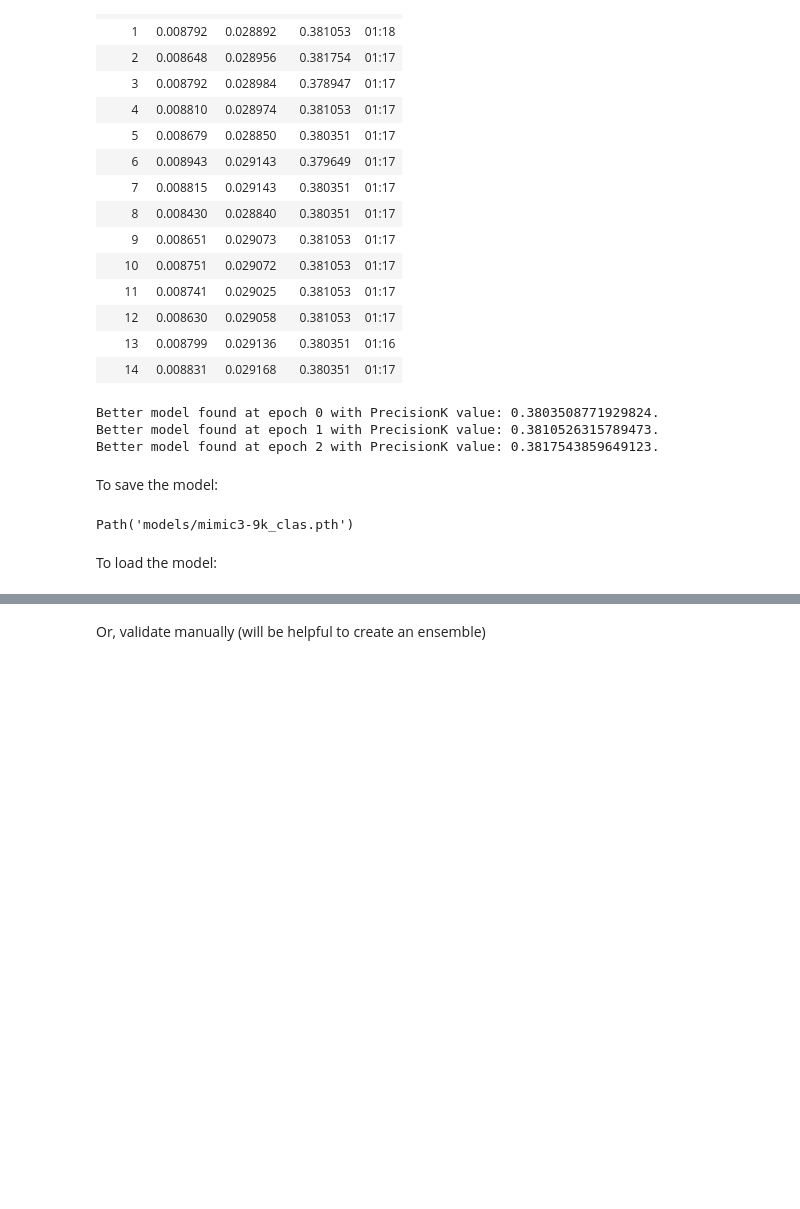
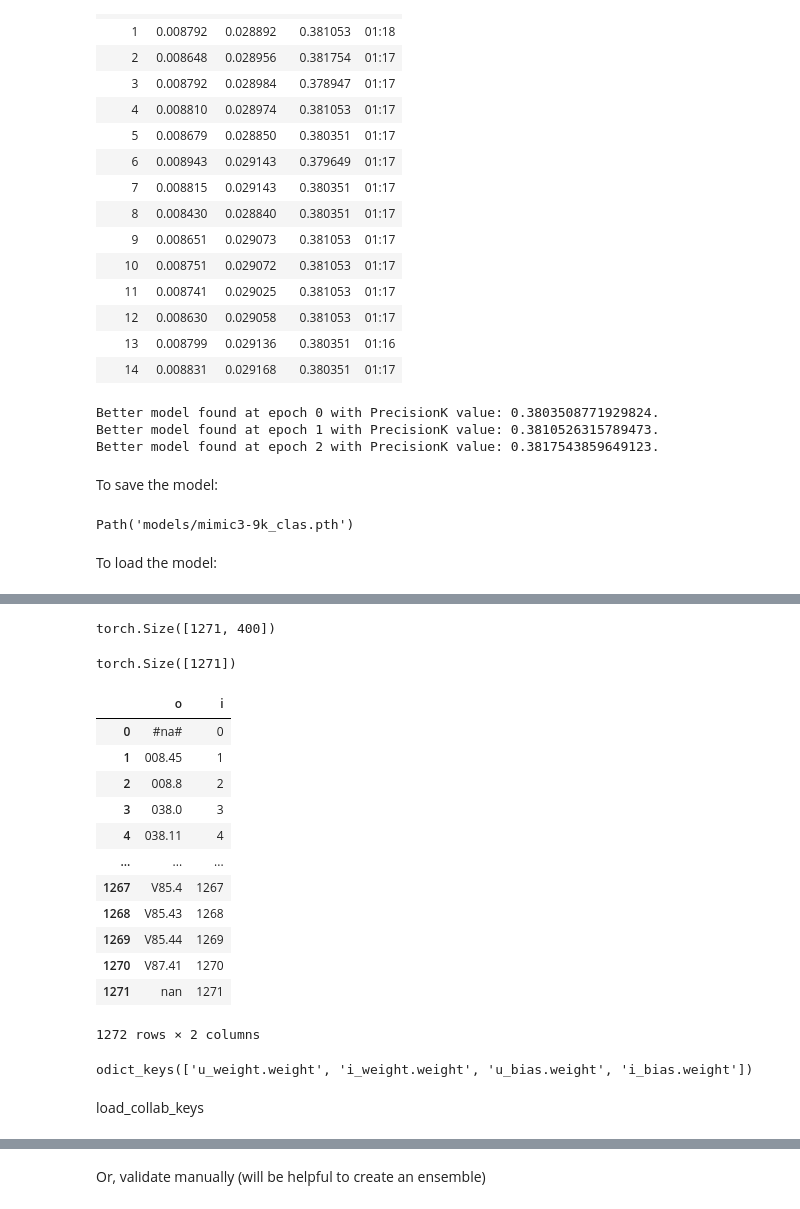
Before and after one commit to debjyotiSRoy/xcube_old, a Jupyter notebook: nbs/examples/mimic/sample/mimic3-9k_sample.ipynb, the cells around one changed output, grey strips where cells are left out. Drawn from its saved outputs; the diff is of its cells as text; code cells hidden in the pictures; blank space fills up the shorter version.

Commit message:
working on loading load_colab_keys

```diff
--- a/nbs/examples/mimic/sample/mimic3-9k_sample.ipynb
+++ b/nbs/examples/mimic/sample/mimic3-9k_sample.ipynb
@@ -845,0 +850,3 @@ learn.validate()
+# %%
+wgts_fname, colab_vocab_fname = fnames
+wgts_fname, colab_vocab_fname
@@ -845,0 +856,2 @@ learn.validate()
+# %%
+collab_vocab = load_pickle(colab_vocab_fname)
@@ -845,0 +885,32 @@ learn.validate()
+# %%
+new_wgts = wgts.new_zeros(len(lbs_vocab), wgts.size(1))
+new_wgts.shape
+# %% [output]
+torch.Size([1271, 400])
+# %%
+if bias is not None:
+    bias_m = bias.mean(0)
+    new_bias = bias.new_zeros((len(lbs_vocab), ))
+new_bias.shape
+# %% [output]
+torch.Size([1271])
+# %%
+collab_lbs_vocab = collab_vocab['label']
+# %%
+collab_o2i = collab_lbs_vocab.o2i if hasattr(collab_lbs_vocab, 'o2i') else {w:i for i,w in enumerate(collab_lbs_vocab)}
+# %%
+pd.DataFrame(collab_o2i.items(), columns=['o', 'i'])
+# %% [output]
+|  | o | i |
+| 0 | #na# | 0 |
+| 1 | 008.45 | 1 |
+| 2 | 008.8 | 2 |
+| 3 | 038.0 | 3 |
+| 4 | 038.11 | 4 |
+| ... | ... | ... |
+| 1267 | V85.4 | 1267 |
+| 1268 | V85.43 | 1268 |
+| 1269 | V85.44 | 1269 |
+| 1270 | V87.41 | 1270 |
+| 1271 | nan | 1271 |
+1272 rows × 2 columns
@@ -845,0 +922,4 @@ learn.validate()
+# %%
+old_wgts.keys()
+# %% [output]
+odict_keys(['u_weight.weight', 'i_weight.weight', 'u_bias.weight', 'i_bias.weight'])
@@ -845,0 +929,2 @@ learn.validate()
+# %% [markdown]
+load_collab_keys
```
Also changed, not shown: parts of 56 cells of this notebook, 5 other files.
